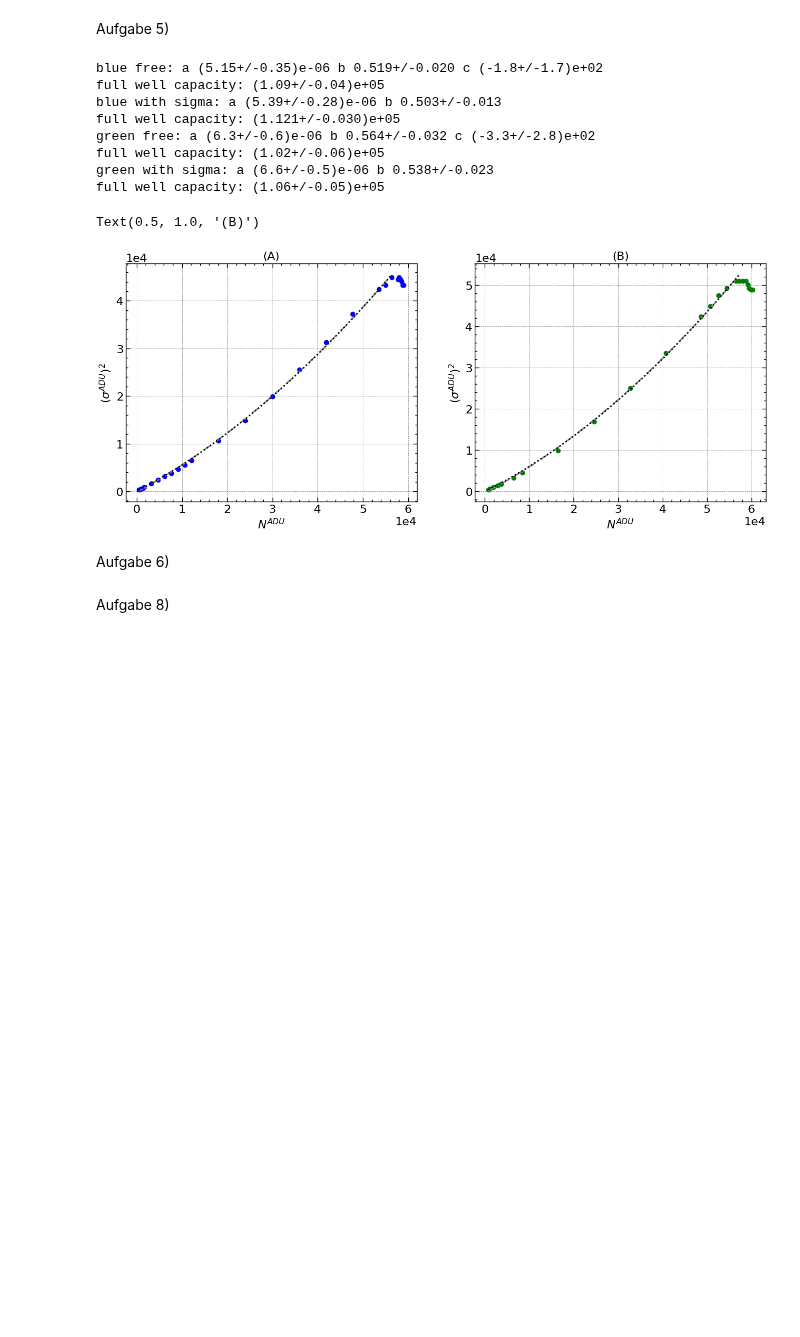
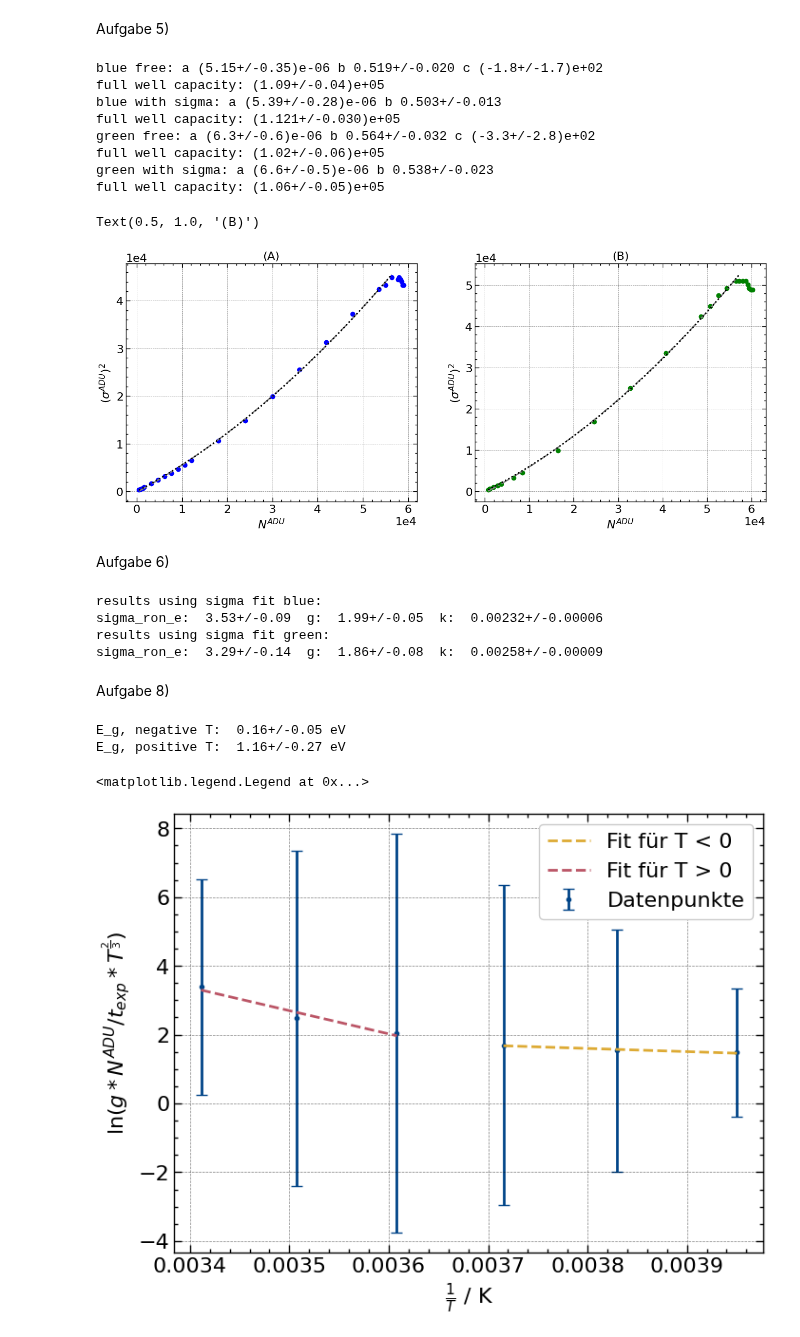
Before and after one commit to KemalOenen/advanced_labcourse, a Jupyter notebook: A003/data_analysis.ipynb, the cells around one changed output. Saved outputs shown, nothing was run; the diff lists cells and outputs as text; code cells hidden in the pictures; blank space fills up the shorter version.

```diff
--- a/A003/data_analysis.ipynb
+++ b/A003/data_analysis.ipynb
@@ -127,5 +128,76 @@ Text(0.5, 1.0, '(B)')
 [figure]
 # %% [markdown]
 Aufgabe 6)
+# %%
+import numpy as np
+from uncertainties import ufloat, umath
+
+# calculate sigma_tot from results in Aufgabe 5)
+def sigma_ron_e_from_ADU(fit_params):
+    free_params, sig_params = fit_params
+
+    # only calculate for sigma fit, since negative sigma_ron is not realistic
+    sigma_ron = 1.773035e0
+
+    g, k_2 = 1/ufloat(sig_params[0][1], np.sqrt(sig_params[1][1,1])), ufloat(sig_params[0][0], np.sqrt(sig_params[1][0,0]))
+
+    print("sigma_ron_e: ", sigma_ron * g, " g: ", g, " k: ", umath.sqrt(k_2))
+
+    return (g)
+
+
+print("results using sigma fit blue:")
+g_blue = sigma_ron_e_from_ADU(fit_params_blue)
+
+print("results using sigma fit green:")
+g_green = sigma_ron_e_from_ADU(fit_params_green)
+# %% [output]
+results using sigma fit blue:
+sigma_ron_e:  3.53+/-0.09  g:  1.99+/-0.05  k:  0.00232+/-0.00006
+results using sigma fit green:
+sigma_ron_e:  3.29+/-0.14  g:  1.86+/-0.08  k:  0.00258+/-0.00009
 # %% [markdown]
 Aufgabe 8)
+# %%
+import numpy as np
+import scipy as sp
+import pandas as pd
+import matplotlib.pyplot as plt
+from uncertainties import ufloat, unumpy
+
+temp_df = pd.read_csv("temperature_data.csv", header=0)
+
+temp_df["temp"] = temp_df["temp"] + 273.15
+
+dark = unumpy.uarray(temp_df["mean"], temp_df["std"])
+
+# calculate mean gain estimate from Aufgabe 6) results
+g_mean = (g_blue + g_green) / 2
+I_dark = g_mean * dark / temp_df["t_exp"]
+I_dark_ln = unumpy.log(I_dark * temp_df["t_exp"]**(2/3))
+
+def fitfun(T, E_g, const):
+    return (-E_g/2/T + const)
+
+x_vals = 1/temp_df["temp"]
+plt.errorbar(x_vals, unumpy.nominal_values(I_dark_ln), yerr=unumpy.std_devs(I_dark_ln),
+                    ls="", elinewidth=2, capsize=4, marker=".", zorder=0, label="Datenpunkte")
+
+popt, pcov = sp.optimize.curve_fit(fitfun, temp_df["temp"][0:3], unumpy.nominal_values(I_dark_ln)[0:3])
+x_range = np.linspace(np.min(x_vals[0:3]), np.max(x_vals[0:3]), 200)
+plt.plot(x_range, fitfun(1/x_range, popt[0], popt[1]), ls="--", label="Fit für T < 0")
+print("E_g, negative T: ", ufloat(popt[0], np.sqrt(pcov[0,0])) * sp.constants.k / sp.constants.e, "eV")
+
+popt, pcov = sp.optimize.curve_fit(fitfun, temp_df["temp"][3:], unumpy.nominal_values(I_dark_ln)[3:])
+x_range = np.linspace(np.min(x_vals[3:]), np.max(x_vals[3:]), 200)
+plt.plot(x_range, fitfun(1/x_range, popt[0], popt[1]), ls="--", label="Fit für T > 0")
+print("E_g, positive T: ", ufloat(popt[0], np.sqrt(pcov[0,0])) * sp.constants.k / sp.constants.e, "eV")
+
+plt.xlabel(r"$\frac{1}{T}$ / K")
+plt.ylabel(r"$\ln(g*N^{ADU}/t_{exp} * T^\frac{2}{3})$")
+plt.legend()
+# %% [output]
+E_g, negative T:  0.16+/-0.05 eV
+E_g, positive T:  1.16+/-0.27 eV
+<matplotlib.legend.Legend at 0x...>
+[figure, added]
```
Also changed, not shown: parts of 2 cells of this notebook, 1 other file.
